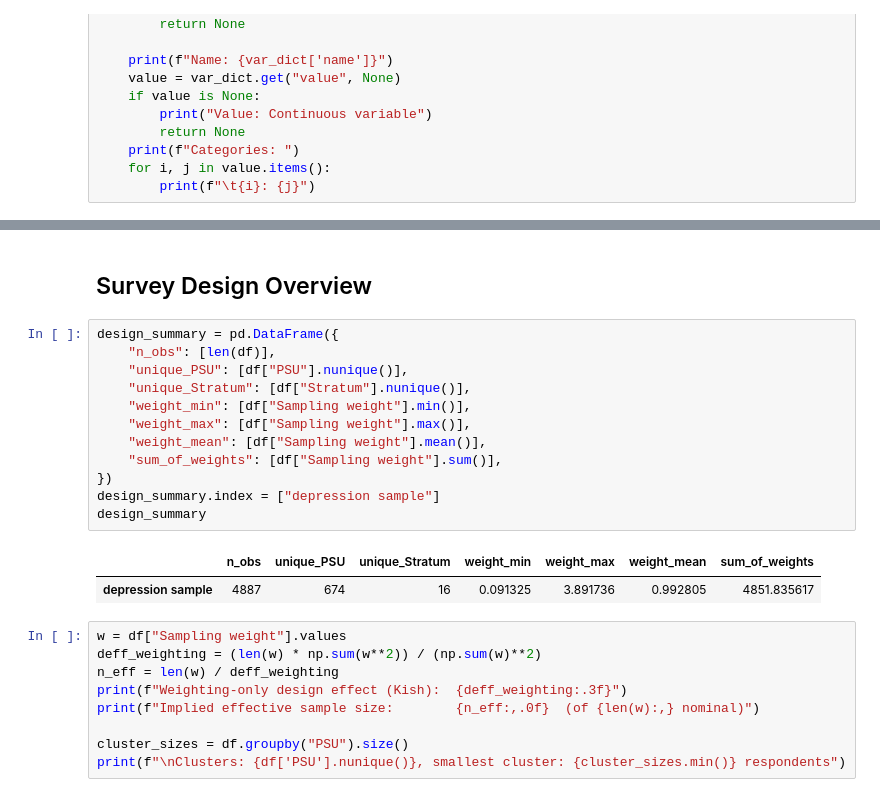
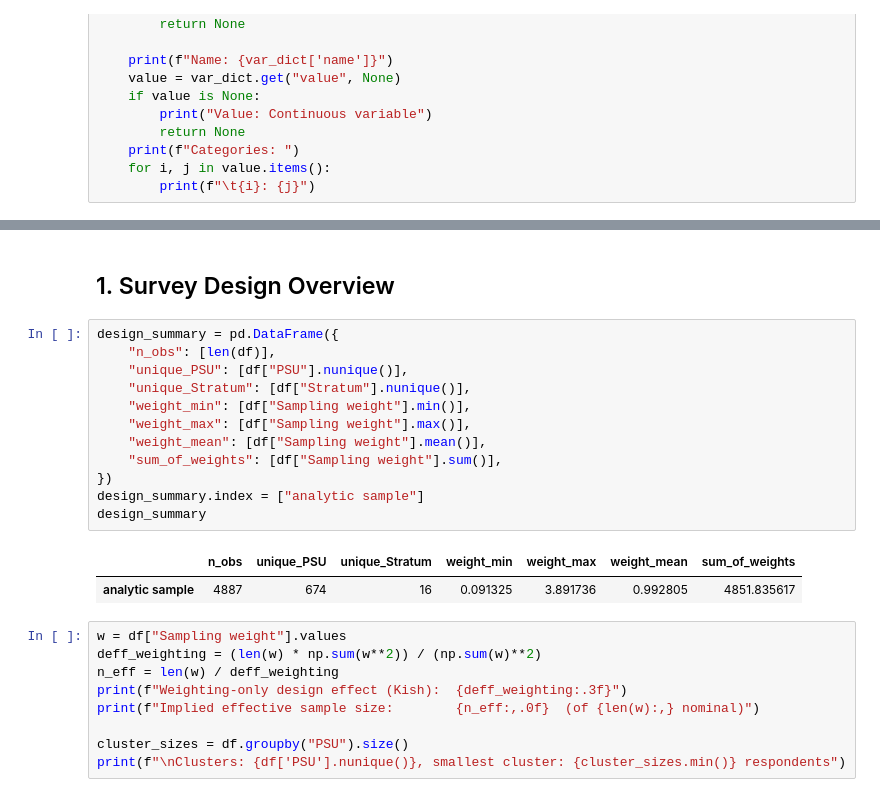
Before and after one commit to MdNadratanNaim/Cardiometabolic-Burden-as-Effect-Modifier, a Jupyter notebook: notebooks/4. Exploratory Data Analysis.ipynb, the cells around one changed output, grey strips where cells are left out. Saved outputs shown, nothing was run; the diff lists cells and outputs as text.

```diff
--- a/notebooks/4. Exploratory Data Analysis.ipynb
+++ b/notebooks/4. Exploratory Data Analysis.ipynb
@@ -51,22 +60,22 @@ Shape: (4887, 36)
 | 3 | 0 | 0 | 0 | 0 | 0 | 0 | ... |
 | 4 | 0 | 0 | 0 | 0 | 0 | 0 | ... |
 # %% [markdown]
-## Survey Design Overview
+## 1. Survey Design Overview
 # %%
 design_summary = pd.DataFrame({
     "n_obs": [len(df)],
     "unique_PSU": [df["PSU"].nunique()],
     "unique_Stratum": [df["Stratum"].nunique()],
     "weight_min": [df["Sampling weight"].min()],
     "weight_max": [df["Sampling weight"].max()],
     "weight_mean": [df["Sampling weight"].mean()],
     "sum_of_weights": [df["Sampling weight"].sum()],
 })
-design_summary.index = ["depression sample"]
+design_summary.index = ["analytic sample"]
 design_summary
 # %% [output]
 |  | n_obs | unique_PSU | unique_Stratum | weight_min | weight_max | weight_mean | sum_of_weights |
-| depression sample | 4887 | 674 | 16 | 0.091325 | 3.891736 | 0.992805 | 4851.835617 |
+| analytic sample | 4887 | 674 | 16 | 0.091325 | 3.891736 | 0.992805 | 4851.835617 |
 # %%
 w = df["Sampling weight"].values
 deff_weighting = (len(w) * np.sum(w**2)) / (np.sum(w)**2)
```
Also changed, not shown: parts of 89 cells of this notebook, 2 other files.
